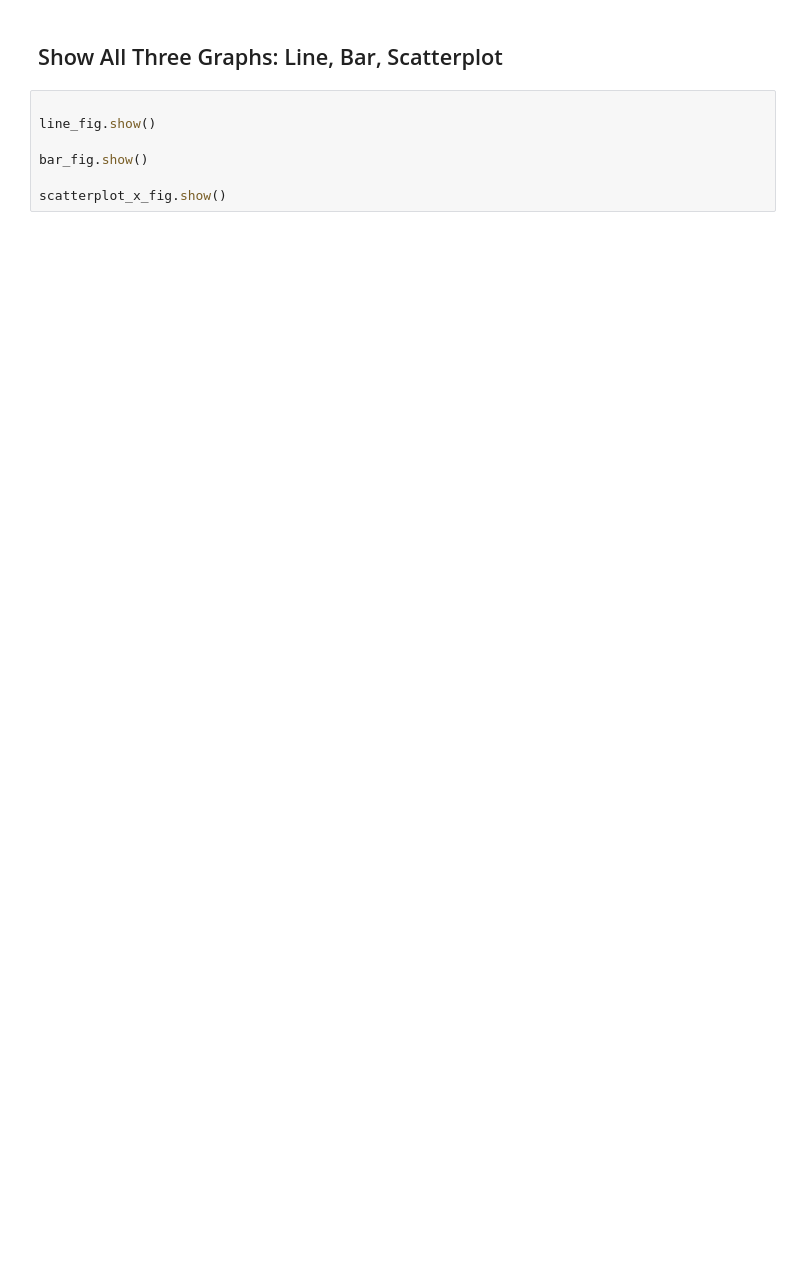
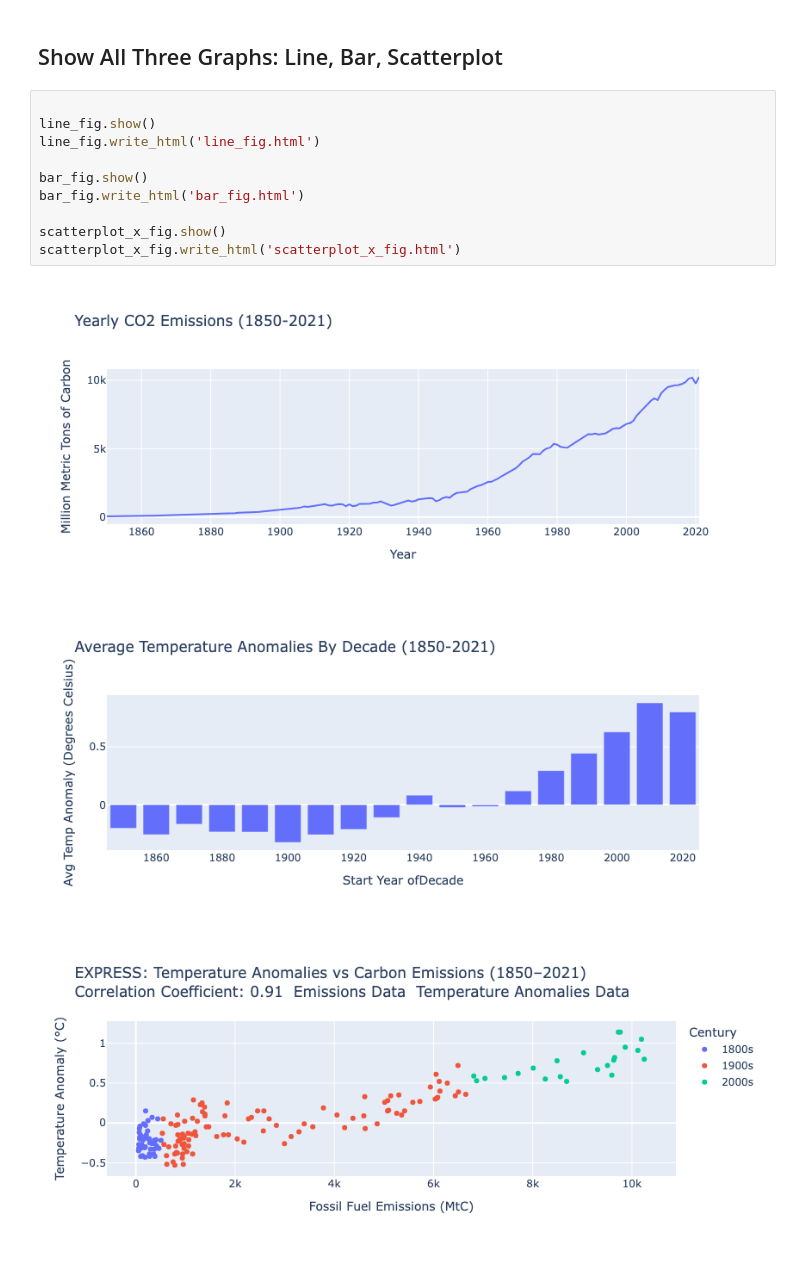
Before and after one commit to rebeccapeltz/data_analysis_code, a Jupyter notebook: 10_correlation/new_correlating_emissions_and_temp_anomalies.ipynb, the cells around one changed output. Drawn from its saved outputs; the diff is of its cells as text; blank space fills up the shorter version.

```diff
--- a/10_correlation/new_correlating_emissions_and_temp_anomalies.ipynb
+++ b/10_correlation/new_correlating_emissions_and_temp_anomalies.ipynb
@@ -172,7 +178,14 @@ scatterplot_x_fig.show()
 # %%
 
 line_fig.show()
+line_fig.write_html('line_fig.html')
 
 bar_fig.show()
+bar_fig.write_html('bar_fig.html')
 
 scatterplot_x_fig.show()
+scatterplot_x_fig.write_html('scatterplot_x_fig.html')
+# %% [output]
+[figure, added]
+[figure, added]
+[figure, added]
```
Also changed, not shown: parts of 3 cells of this notebook, 8 other files.
